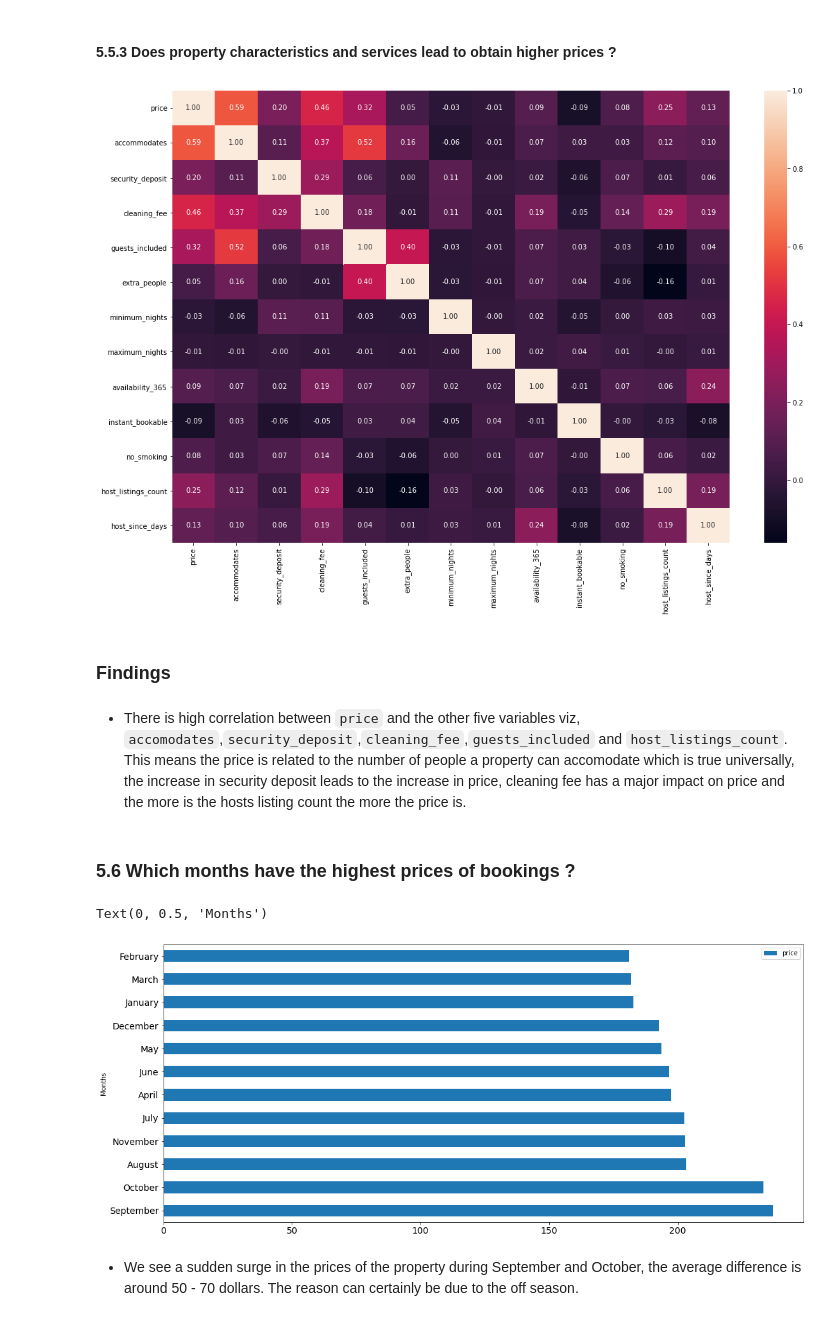
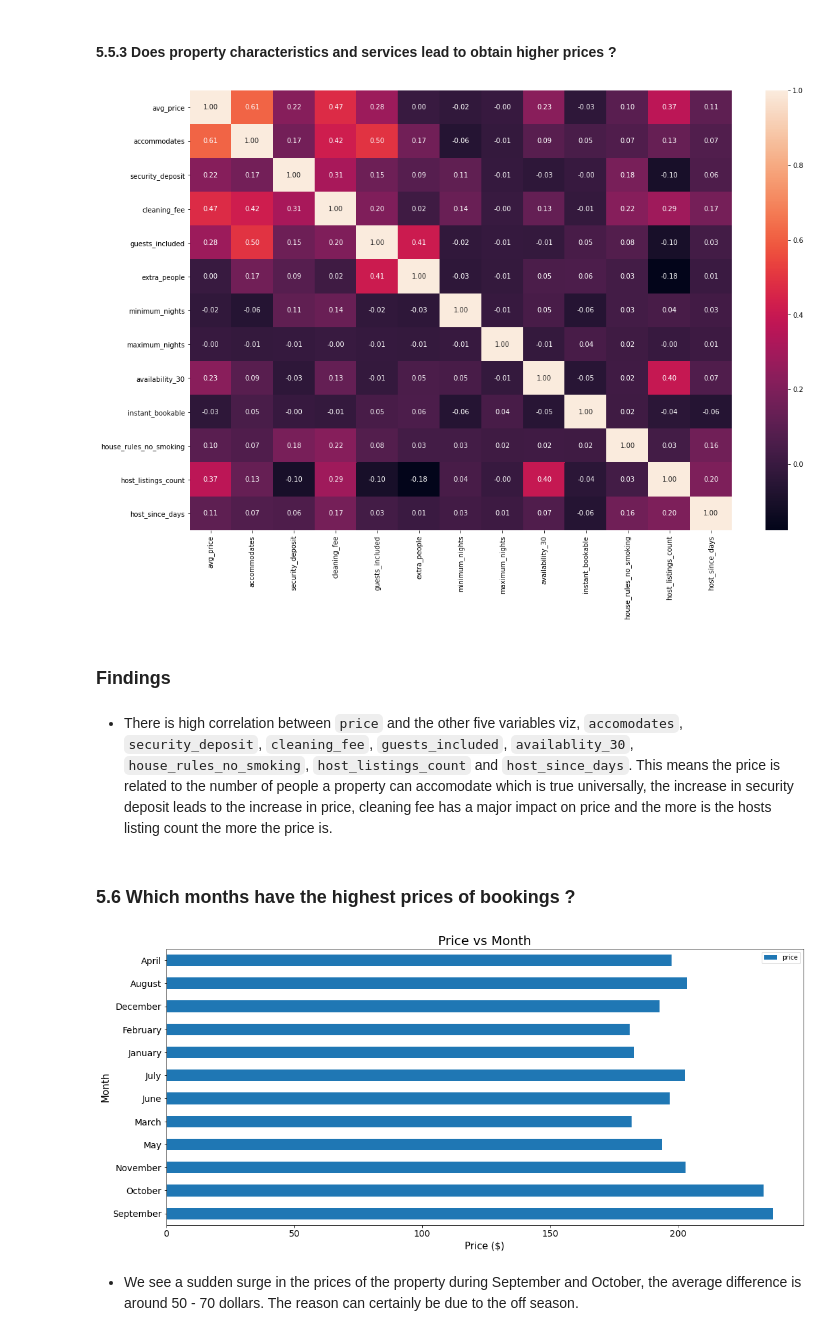
Before and after one commit to 0xNILADRI/Boston-AirBnB, a Jupyter notebook: boston_airbnb.ipynb, the cells around one changed output. Drawn from its saved outputs; the diff is of its cells as text; code cells hidden in the pictures.

```diff
--- a/boston_airbnb.ipynb
+++ b/boston_airbnb.ipynb
@@ -875,3 +879,6 @@ df_calendar.shape
 (643037, 4)
 # %% [markdown]
 * Now total number of rows are 643037 and 4 columns.
+# %%
+# sort date by descending order
+df_calendar = df_calendar.sort_values('listing_id', ascending=True)
@@ -1226,17 +1353,18 @@ sns.heatmap(df_ratings.corr(),annot=True,  fmt='.2f');
 #### 5.5.3 Does property characteristics and services lead to obtain higher prices ?
 # %%
 # analyze relation of price and amenities provided.
-df_services = df_final[['price','accommodates','security_deposit','cleaning_fee','guests_included','extra_people',
-                        'minimum_nights','maximum_nights','availability_365','instant_bookable','no_smoking',
-                        'host_listings_count','host_since_days']]
+df_services = df_final[['avg_price','accommodates','security_deposit','cleaning_fee','guests_included','extra_people',
+                        'minimum_nights','maximum_nights','availability_30','instant_bookable',
+                        'house_rules_no_smoking','host_listings_count','host_since_days']]
 fig, ax = plt.subplots(figsize=(18,12))
 sns.heatmap(df_services.corr(),annot=True,  fmt='.2f');
+fig.savefig('services_heatmap.png')
 # %% [output]
-[figure, old version]
+[figure, new version]
 # %% [markdown]
 ### Findings
 # %% [markdown]
-* There is high correlation between `price` and the other five variables viz, `accomodates`,`security_deposit`,`cleaning_fee`,`guests_included` and `host_listings_count`. This means the price is related to the number of people a property can accomodate which is true universally, the increase in security deposit leads to the increase in price, cleaning fee has a major impact on price and the more is the hosts listing count the more the price is.
+* There is high correlation between `price` and the other five variables viz, `accomodates`, `security_deposit`, `cleaning_fee`, `guests_included`, `availablity_30`, `house_rules_no_smoking`, `host_listings_count` and `host_since_days`. This means the price is related to the number of people a property can accomodate which is true universally, the increase in security deposit leads to the increase in price, cleaning fee has a major impact on price and the more is the hosts listing count the more the price is.
 # %% [markdown]
 ### 5.6 Which months have the highest prices of bookings ?
 # %%
@@ -1244,14 +1372,16 @@ sns.heatmap(df_services.corr(),annot=True,  fmt='.2f');
 df_calendar = df_calendar.sort_values('date', ascending=False)
 # %%
 # groupby month from the date column
-date_month_mean = (df_calendar.groupby(df_calendar['date'].dt.strftime('%B'))[['price']].mean()).sort_values(by='price',ascending=False)
+date_month_mean = (df_calendar.groupby(df_calendar['date'].dt.strftime('%B'))[['price']].mean()).sort_values(by='date',ascending=False)
 # %%
-# plot bar plot by number
+# plot bar Price vs Month
 date_month_mean.plot(kind = 'barh' , fontsize = 14, figsize=(18,8));
-plt.ylabel('Months')
+plt.title('Price vs Month', fontsize = 20)
+plt.xlabel('Price ($)', fontsize = 15)
+plt.ylabel('Month', fontsize = 15)
+plt.savefig('price_month.png')
 # %% [output]
-Text(0, 0.5, 'Months')
-[figure, old version]
+[figure, new version]
 # %% [markdown]
 * We see a sudden surge in the prices of the property during September and October, the average difference is around 50 - 70 dollars. The reason can certainly be due to the off season.
 # %% [markdown]
```
Also changed, not shown: parts of 122 cells of this notebook, 14 other files.
